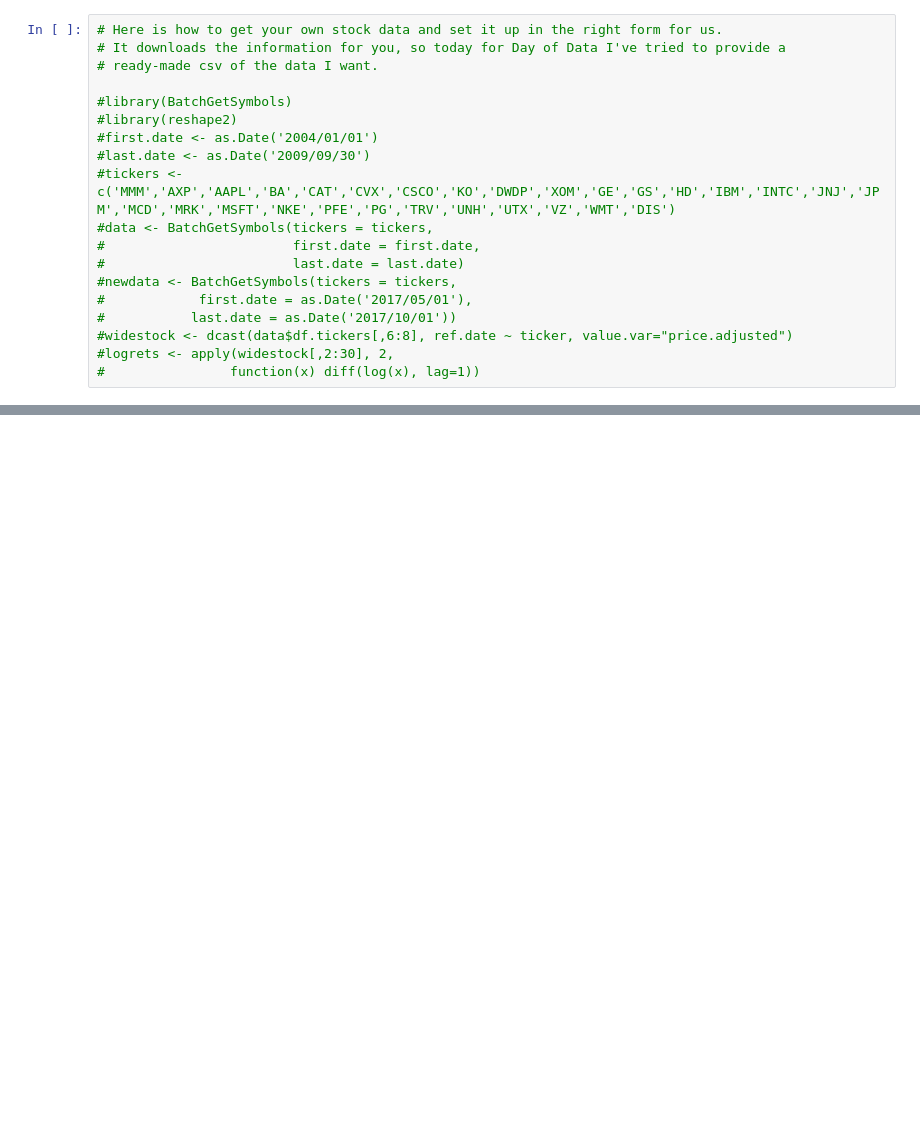
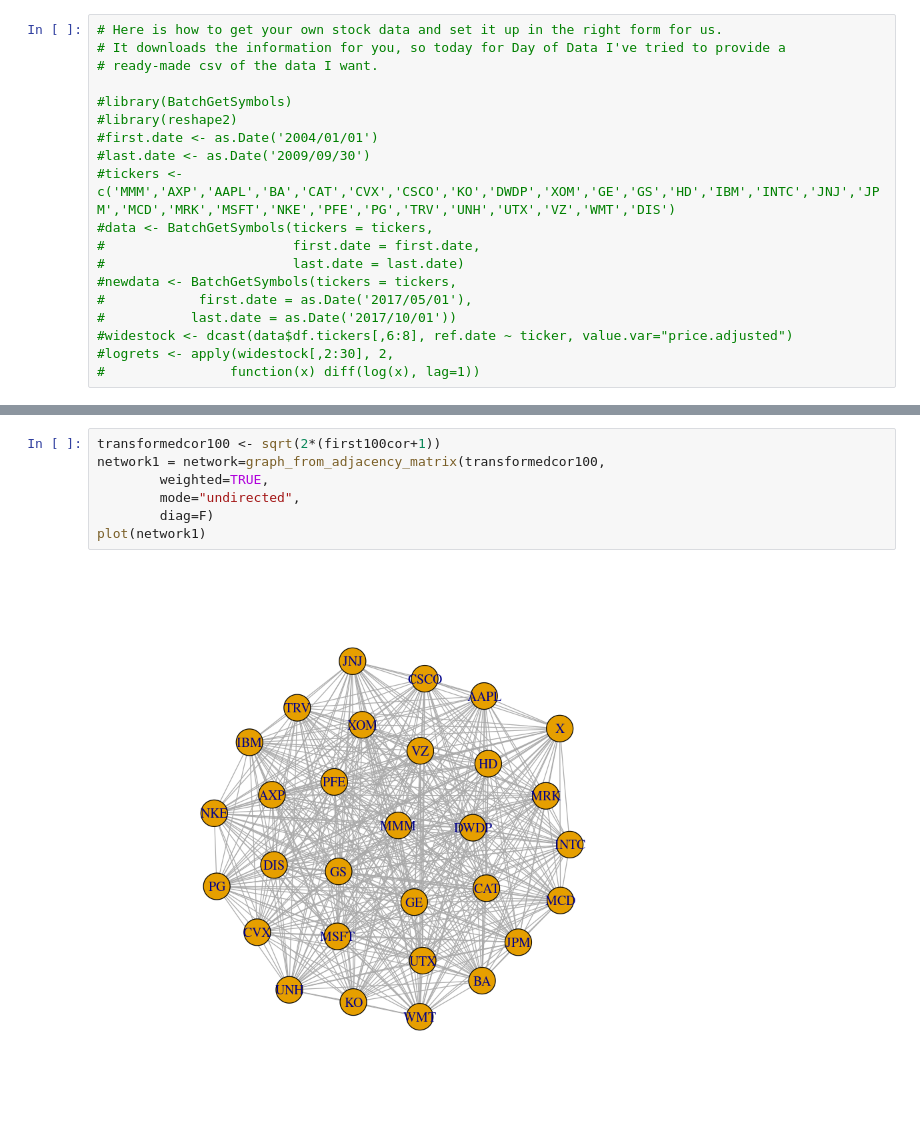
Before and after one commit to kaitai/dockerfile-r, a Jupyter notebook: TopologicalDataAnalysisDayOfData.ipynb, the cells around one changed output, grey strips where cells are left out. Saved outputs shown, nothing was run; the diff lists cells and outputs as text; blank space fills up the shorter version.

```diff
--- a/TopologicalDataAnalysisDayOfData.ipynb
+++ b/TopologicalDataAnalysisDayOfData.ipynb
@@ -167,0 +166,9 @@ ERROR: Error in is.data.frame(x): object 'logrets' not found
+# %%
+transformedcor100 <- sqrt(2*(first100cor+1))
+network1 = network=graph_from_adjacency_matrix(transformedcor100,
+        weighted=TRUE,
+        mode="undirected",
+        diag=F)
+plot(network1)
+# %% [output]
+[figure, added]
```
Also changed, not shown: parts of 13 cells of this notebook, 1 other file.
